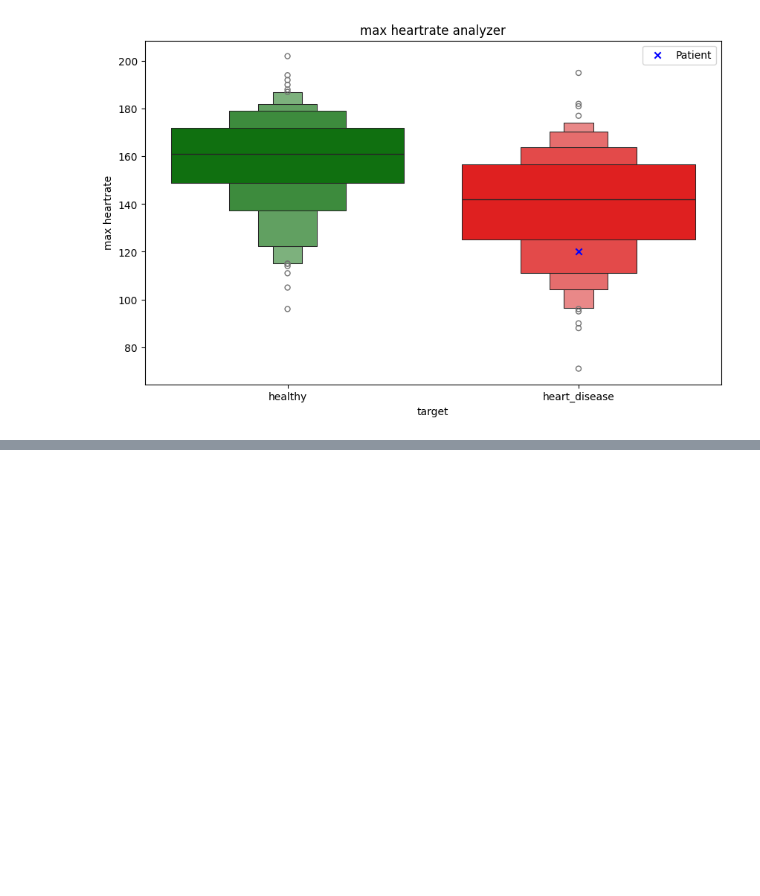
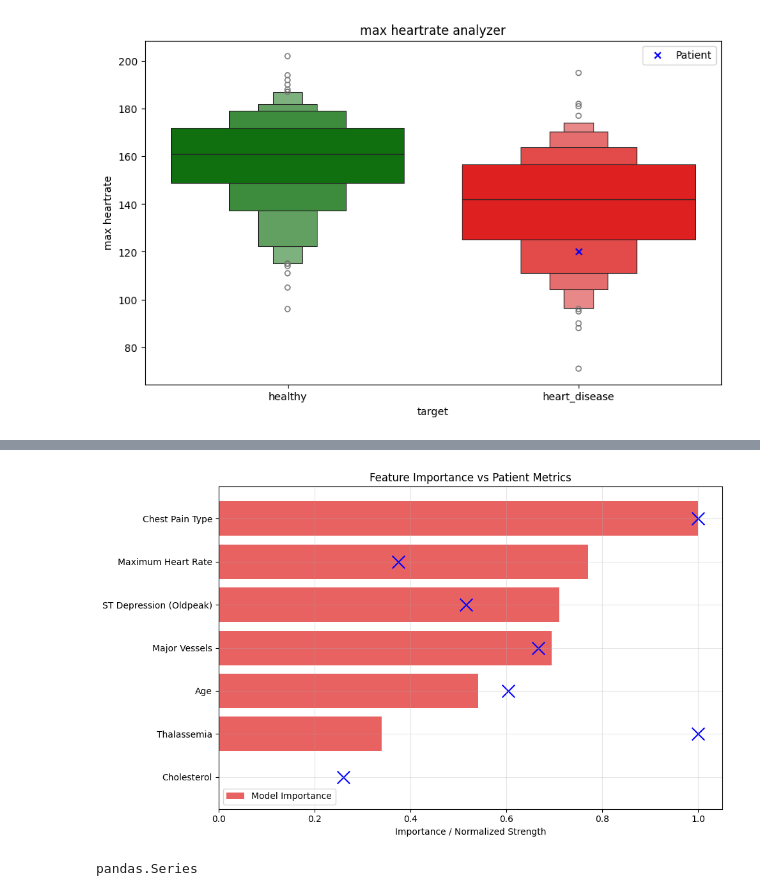
Before and after one commit to TheOnlySG/medical-classification-ml, a Jupyter notebook: notebooks/eda_heart.ipynb, the cells around one changed output, grey strips where cells are left out. Cells and saved outputs as stored; diff of their text form; code cells hidden in the pictures; blank space fills up the shorter version.

```diff
--- a/notebooks/eda_heart.ipynb
+++ b/notebooks/eda_heart.ipynb
@@ -462,0 +498,52 @@ plt.show()
+# %%
+from sklearn.preprocessing import MinMaxScaler
+
+minmaxscaler = MinMaxScaler()
+scaled_features = minmaxscaler.fit_transform(df_heart[features])
+patient_df = pd.DataFrame([patient_values])
+normalzed_patient = minmaxscaler.transform(patient_df).flatten()
+
+
+importance_scaler = MinMaxScaler()
+normalized_importance = importance_scaler.fit_transform(
+    np.array(feature_importance).reshape(-1,1)
+).flatten()
+# %%
+plt.figure(figsize=(10,6))
+
+sns.barplot(
+    x=normalized_importance,
+    y=feature_display_names,
+    color='red',
+    alpha=0.7,
+    label='Model Importance'
+)
+
+plt.scatter(
+    normalzed_patient,
+    feature_display_names,
+    color='blue',
+    s=200,
+    marker='x',
+    label='Patient Feature Strength'
+)
+
+plt.xlabel('Importance / Normalized Strength')
+
+plt.title('Feature Importance vs Patient Metrics')
+
+# plt.legend()
+
+plt.grid(alpha=0.3)
+
+plt.tight_layout()
+
+plt.show()
+# %% [output]
+[figure, added]
+# %%
+healthy_patients = df_heart[df_heart['target'] == 0]
+healthy_median = healthy_patients[features].median()
+type(healthy_median)
+# %% [output]
+pandas.Series
```
Also changed, not shown: parts of 6 cells of this notebook, 6 other files.
